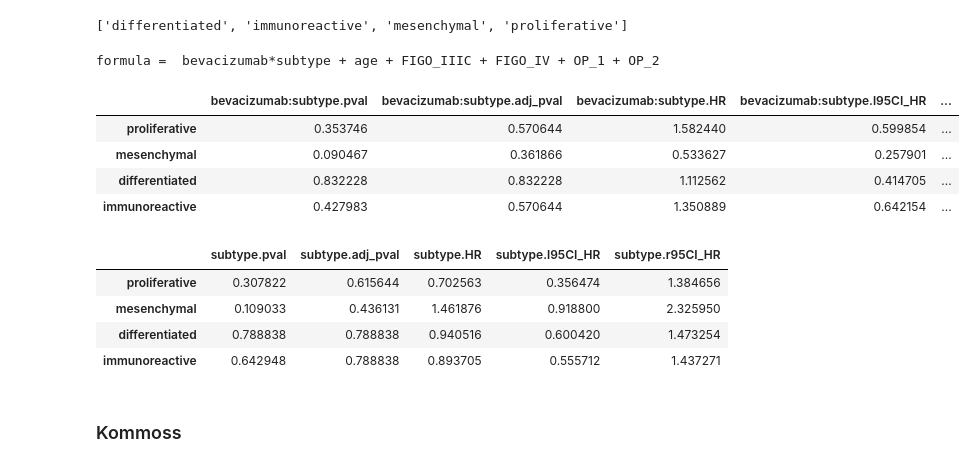
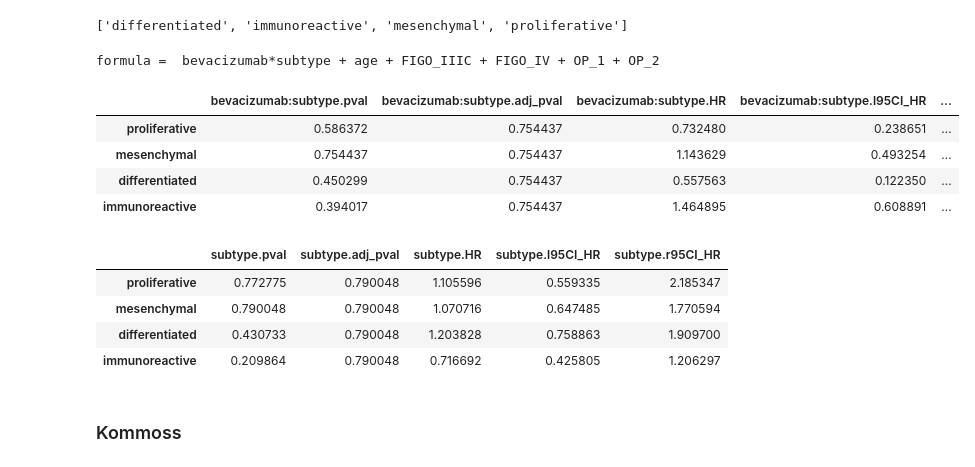
Before and after one commit to ozolotareva/bevacizumab_ovca_signature, a Jupyter notebook: subtypes_and_survival.ipynb, the cells around one changed output. Cells and saved outputs as stored; diff of their text form; code cells hidden in the pictures.

```diff
--- a/subtypes_and_survival.ipynb
+++ b/subtypes_and_survival.ipynb
@@ -248,7 +232,7 @@ sorted(set(uke_annot["subtype"]))
 # %% [output]
 ['differentiated', 'immunoreactive', 'mesenchymal', 'proliferative']
 # %%
-s = "PFS"
+s = "OS" #"PFS"
 event = s+"_event"
 surv_time = s+"_time"
 covariates  = ["age","FIGO_IIIC","FIGO_IV","OP_1","OP_2"]
@@ -275,46 +259,46 @@ def fit_model_with_interaction(annot,
         res = cph.fit(surv_data, duration_col=surv_time, event_col= event,
                   show_progress=False, formula=formula).summary
         for v in [c for c in res.index.values if not c in covariates]:
             results[x][v+".pval"] = res.loc[v,"p"]
             results[x][v+".HR"] =  res.loc[v,"exp(coef)"]
             results[x][v+".r95CI_HR"] = res.loc[v,"exp(coef) upper 95%"]
             results[x][v+".l95CI_HR"] = res.loc[v,"exp(coef) lower 95%"]
             results[x][v+".coef"] = res.loc[v,"coef"]
             results[x][v+".r95CI_coef"] = res.loc[v,"coef upper 95%"]
             results[x][v+".l95CI_coef"] = res.loc[v,"coef lower 95%"]
             results[x][v+".se"] = res.loc[v,"se(coef)"]
 
     results = pd.DataFrame.from_dict(results).T
 
     for group in [c for c in res.index.values if not c in covariates]:
         df = results.loc[:,:].sort_values(by=group+".pval") #.dropna(subset=[group+".HR"]).
         passed,adj_pval = fdrcorrection(df[group+".pval"].values, alpha=0.05)
         results.loc[df.index.values,group+".adj_pval"] = adj_pval
     return results
 
 results= fit_model_with_interaction(uke_annot,
                                target_col = "subtype",
                                covariates=covariates,
                                event_col =  s+"_event",
                                time_col = s+"_time")
 v = "bevacizumab:subtype"
 results.loc[subtypes,[v+".pval",v+".adj_pval",v+".HR",v+".l95CI_HR",v+".r95CI_HR"]]
 # %% [output]
 formula =  bevacizumab*subtype + age + FIGO_IIIC + FIGO_IV + OP_1 + OP_2
 |  | bevacizumab:subtype.pval | bevacizumab:subtype.adj_pval | bevacizumab:subtype.HR | bevacizumab:subtype.l95CI_HR | ... |
-| proliferative | 0.353746 | 0.570644 | 1.582440 | 0.599854 | ... |
-| mesenchymal | 0.090467 | 0.361866 | 0.533627 | 0.257901 | ... |
-| differentiated | 0.832228 | 0.832228 | 1.112562 | 0.414705 | ... |
-| immunoreactive | 0.427983 | 0.570644 | 1.350889 | 0.642154 | ... |
+| proliferative | 0.586372 | 0.754437 | 0.732480 | 0.238651 | ... |
+| mesenchymal | 0.754437 | 0.754437 | 1.143629 | 0.493254 | ... |
+| differentiated | 0.450299 | 0.754437 | 0.557563 | 0.122350 | ... |
+| immunoreactive | 0.394017 | 0.754437 | 1.464895 | 0.608891 | ... |
 # %%
 v = "subtype"
 results.loc[subtypes,[v+".pval",v+".adj_pval",v+".HR",v+".l95CI_HR",v+".r95CI_HR"]]
 # %% [output]
 |  | subtype.pval | subtype.adj_pval | subtype.HR | subtype.l95CI_HR | subtype.r95CI_HR |
-| proliferative | 0.307822 | 0.615644 | 0.702563 | 0.356474 | 1.384656 |
-| mesenchymal | 0.109033 | 0.436131 | 1.461876 | 0.918800 | 2.325950 |
-| differentiated | 0.788838 | 0.788838 | 0.940516 | 0.600420 | 1.473254 |
-| immunoreactive | 0.642948 | 0.788838 | 0.893705 | 0.555712 | 1.437271 |
+| proliferative | 0.772775 | 0.790048 | 1.105596 | 0.559335 | 2.185347 |
+| mesenchymal | 0.790048 | 0.790048 | 1.070716 | 0.647485 | 1.770594 |
+| differentiated | 0.430733 | 0.790048 | 1.203828 | 0.758863 | 1.909700 |
+| immunoreactive | 0.209864 | 0.790048 | 0.716692 | 0.425805 | 1.206297 |
 # %% [markdown]
 ### Kommoss
 # %%
```
Also changed, not shown: parts of 28 cells of this notebook, 6 other files.
